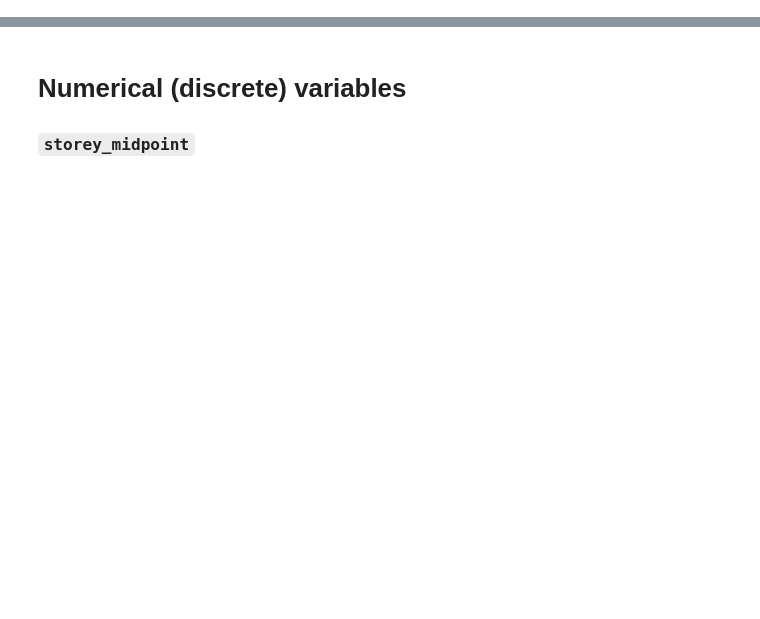
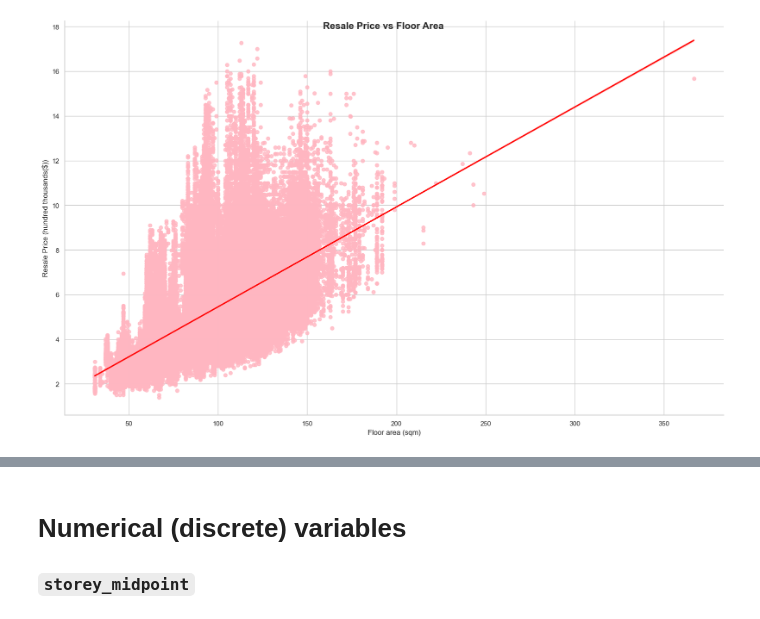
Before and after one commit to yuningyap/HDB-Resale-Flat-Price-Predictor, a Jupyter notebook: notebooks/02_eda.ipynb, the cells around one changed output, grey strips where cells are left out. Saved outputs shown, nothing was run; the diff lists cells and outputs as text; code cells hidden in the pictures; blank space fills up the shorter version.

```diff
--- a/notebooks/02_eda.ipynb
+++ b/notebooks/02_eda.ipynb
@@ -27,0 +43,9 @@ plt.show()
+# %%
+# floor_area_sqm
+floor_area_sqm_plot = sns.lmplot(df, x = 'floor_area_sqm', y = 'resale_price_ht', line_kws = {'color': 'red'}, height = 10, aspect = 1.618, scatter_kws = {'color': 'lightpink'})
+
+floor_area_sqm_plot.set_axis_labels('Floor area (sqm)', 'Resale Price (hundred thousands($))')
+floor_area_sqm_plot.figure.suptitle('Resale Price vs Floor Area', fontsize = 16, fontweight = 'bold')
+plt.show()
+# %% [output]
+[figure, added]
```
Also changed, not shown: parts of 7 cells of this notebook, 2 other files.
